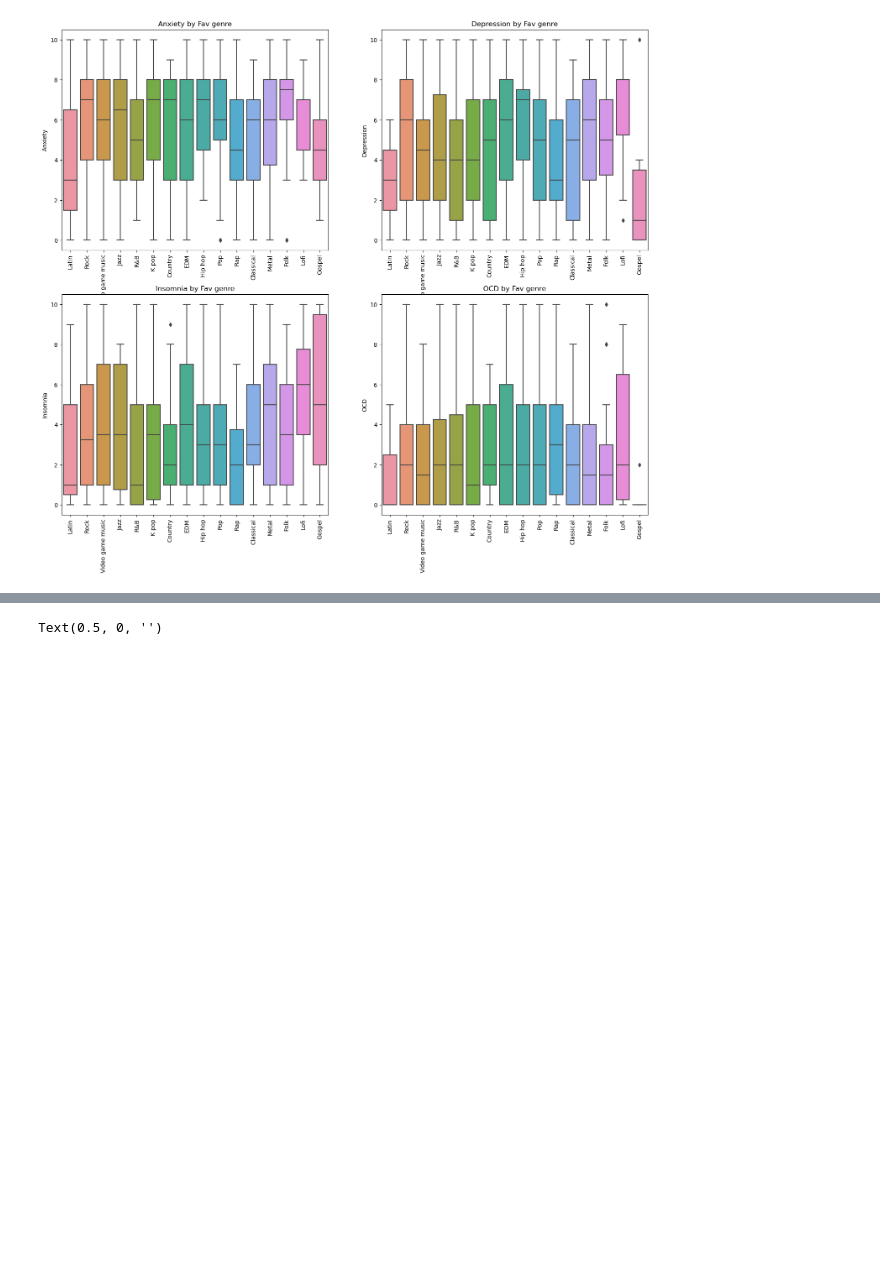
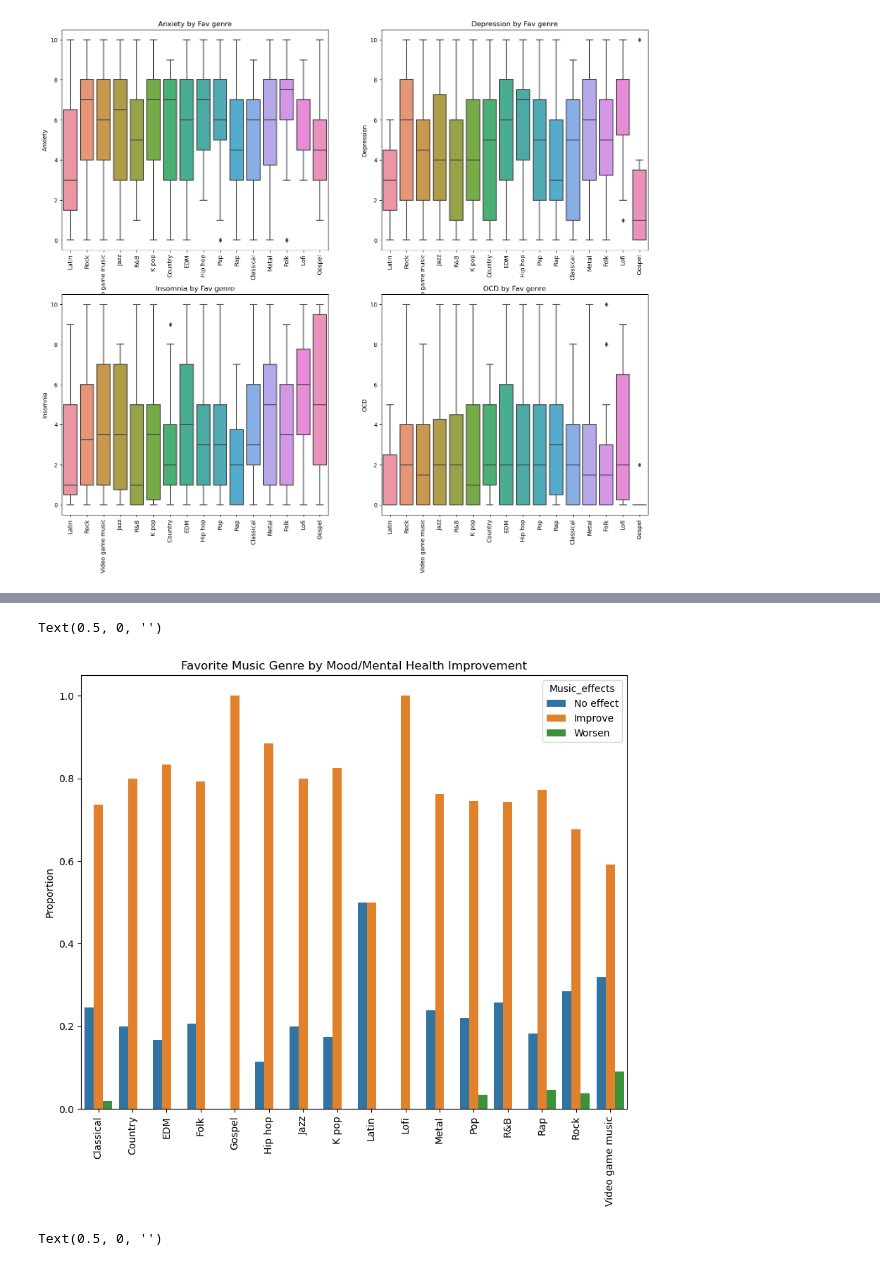
Before and after one commit to mbthompson14/final_project, a Jupyter notebook: EDA.ipynb, the cells around one changed output, grey strips where cells are left out. Cells and saved outputs as stored; diff of their text form; code cells hidden in the pictures; blank space fills up the shorter version.

```diff
--- a/EDA.ipynb
+++ b/EDA.ipynb
@@ -140,3 +160,18 @@ Text(0.5, 1.0, 'OCD by Fav genre')
+# %%
+genre_effects_df = pd.DataFrame(df[['Fav_genre','Music_effects']].value_counts(), columns=['count']).reset_index().sort_values(by='Fav_genre')
+df_totals = genre_effects_df.groupby('Fav_genre').sum().rename(columns={'count':'count_agg'})
+genre_effects_df = genre_effects_df.join(df_totals, on='Fav_genre')
+genre_effects_df['percent'] = genre_effects_df['count']/genre_effects_df['count_agg']
+
+rcParams['figure.figsize'] = 10,8
+genre_effects = sns.barplot(data=genre_effects_df, x='Fav_genre', y='percent', hue='Music_effects')
+genre_effects.set_ylabel('Proportion')
+genre_effects.set_title('Favorite Music Genre by Mood/Mental Health Improvement')
+genre_effects.tick_params(axis='x', rotation=90)
+genre_effects.set_xlabel('')
+# %% [output]
+Text(0.5, 0, '')
+[figure, added]
 # %%
 rcParams['figure.figsize'] = 10,8
 improve = sns.histplot(data=df, x='Fav_genre', hue='Music_effects', multiple='dodge')
```
Also changed, not shown: parts of 1 cell of this notebook, 4 other files.
